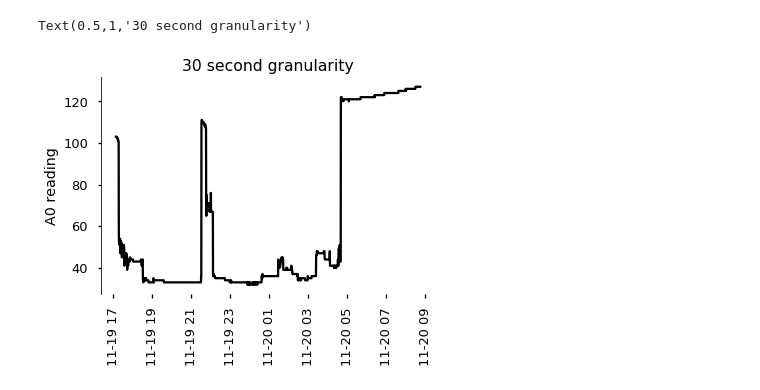
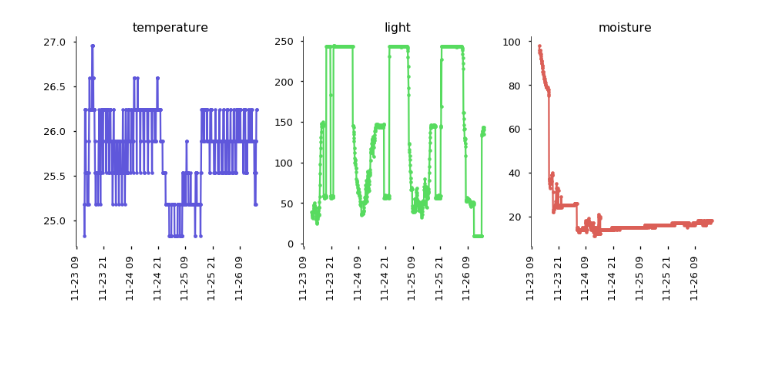
Before and after one commit to seanluciotolentino/hydrofarm, a Jupyter notebook: notebooks/Initial Exploration.ipynb, the cells around one changed output. Cells and saved outputs as stored; diff of their text form; code cells hidden in the pictures; blank space fills up the shorter version.

```diff
--- a/notebooks/Initial Exploration.ipynb
+++ b/notebooks/Initial Exploration.ipynb
@@ -24,12 +28,14 @@ sensor.head()
-# %%
-# 30S granularity
-plt.plot(sensor, 'k-')
-plt.xticks(rotation=90)
-plt.ylabel('A0 reading')
-sns.despine(bottom=True)
-plt.title('30 second granularity')
-# %% [output]
-Text(0.5,1,'30 second granularity')
-[figure, removed]
+# %%
+# finest granularity
+cp = sns.color_palette('hls', 3)
+plt.figure(figsize=(15,5))
+for m,measure in enumerate(['temperature', 'light', 'moisture']):
+    plt.subplot(1,3,m+1)
+    plt.plot(sensor[measure], '.-', color=cp.pop())
+    plt.title(measure)
+    plt.xticks(rotation=90)
+sns.despine(bottom=True)
+# %% [output]
+[figure, added]
 # %%
 # agg to an hour
```
Also changed, not shown: parts of 4 cells of this notebook.
